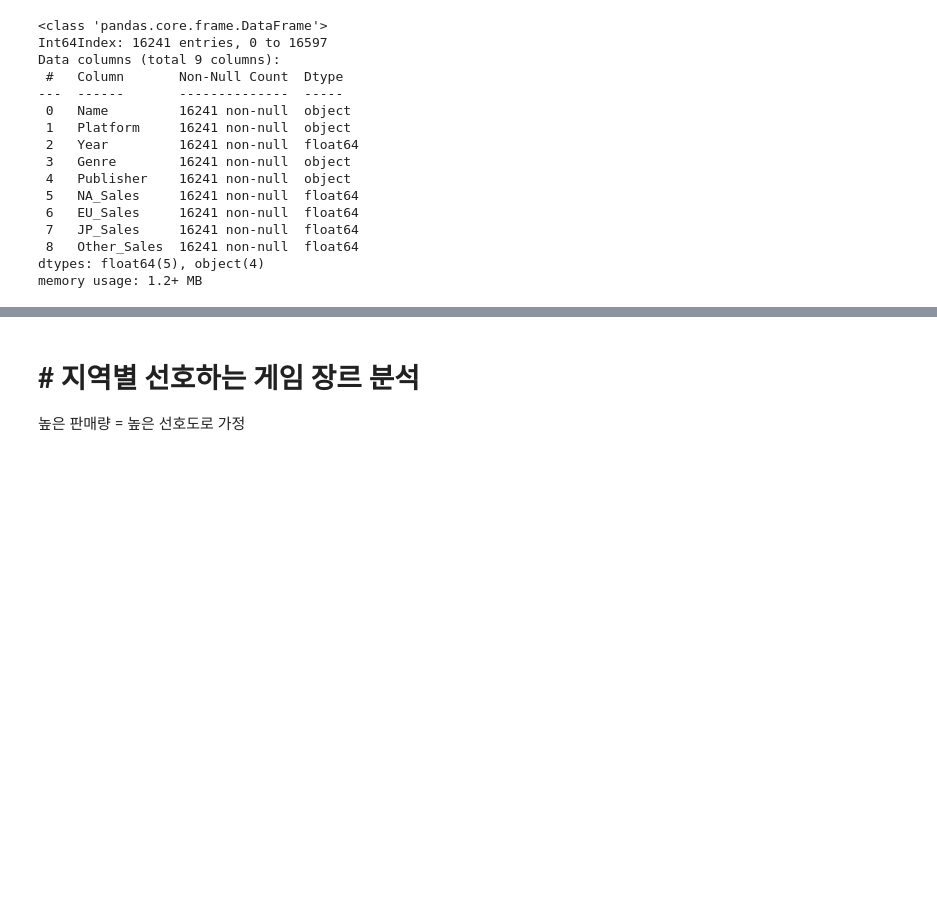
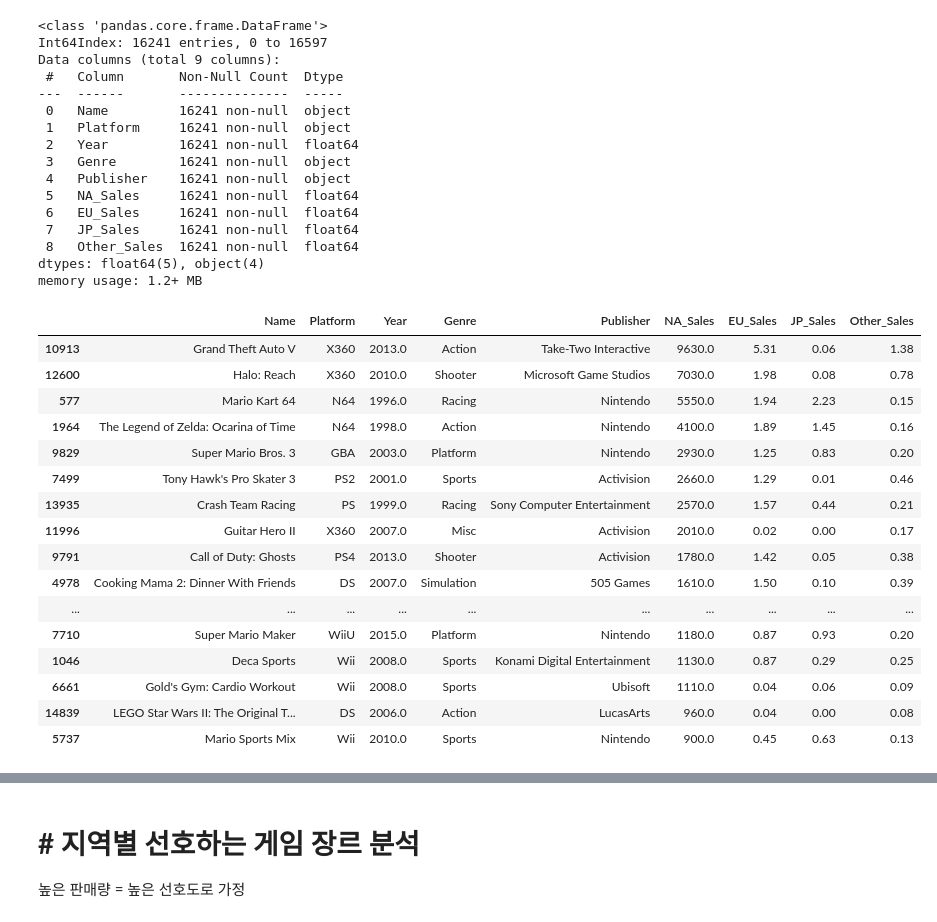
Before and after one commit to spell0607/Project, a Jupyter notebook: Project1.ipynb, the cells around one changed output, grey strips where cells are left out. Saved outputs shown, nothing was run; the diff lists cells and outputs as text; code cells hidden in the pictures; blank space fills up the shorter version.

```diff
--- a/Project1.ipynb
+++ b/Project1.ipynb
@@ -126,6 +126,26 @@ Data columns (total 9 columns):
  8   Other_Sales  16241 non-null  float64
 dtypes: float64(5), object(4)
 memory usage: 1.2+ MB
+# %%
+df1.sort_values(by="NA_Sales",ascending=False).head(20)
+# %% [output]
+|  | Name | Platform | Year | Genre | Publisher | NA_Sales | EU_Sales | JP_Sales | Other_Sales |
+| 10913 | Grand Theft Auto V | X360 | 2013.0 | Action | Take-Two Interactive | 9630.0 | 5.31 | 0.06 | 1.38 |
+| 12600 | Halo: Reach | X360 | 2010.0 | Shooter | Microsoft Game Studios | 7030.0 | 1.98 | 0.08 | 0.78 |
+| 577 | Mario Kart 64 | N64 | 1996.0 | Racing | Nintendo | 5550.0 | 1.94 | 2.23 | 0.15 |
+| 1964 | The Legend of Zelda: Ocarina of Time | N64 | 1998.0 | Action | Nintendo | 4100.0 | 1.89 | 1.45 | 0.16 |
+| 9829 | Super Mario Bros. 3 | GBA | 2003.0 | Platform | Nintendo | 2930.0 | 1.25 | 0.83 | 0.20 |
+| 7499 | Tony Hawk's Pro Skater 3 | PS2 | 2001.0 | Sports | Activision | 2660.0 | 1.29 | 0.01 | 0.46 |
+| 13935 | Crash Team Racing | PS | 1999.0 | Racing | Sony Computer Entertainment | 2570.0 | 1.57 | 0.44 | 0.21 |
+| 11996 | Guitar Hero II | X360 | 2007.0 | Misc | Activision | 2010.0 | 0.02 | 0.00 | 0.17 |
+| 9791 | Call of Duty: Ghosts | PS4 | 2013.0 | Shooter | Activision | 1780.0 | 1.42 | 0.05 | 0.38 |
+| 4978 | Cooking Mama 2: Dinner With Friends | DS | 2007.0 | Simulation | 505 Games | 1610.0 | 1.50 | 0.10 | 0.39 |
+| ... | ... | ... | ... | ... | ... | ... | ... | ... | ... |
+| 7710 | Super Mario Maker | WiiU | 2015.0 | Platform | Nintendo | 1180.0 | 0.87 | 0.93 | 0.20 |
+| 1046 | Deca Sports | Wii | 2008.0 | Sports | Konami Digital Entertainment | 1130.0 | 0.87 | 0.29 | 0.25 |
+| 6661 | Gold's Gym: Cardio Workout | Wii | 2008.0 | Sports | Ubisoft | 1110.0 | 0.04 | 0.06 | 0.09 |
+| 14839 | LEGO Star Wars II: The Original T... | DS | 2006.0 | Action | LucasArts | 960.0 | 0.04 | 0.00 | 0.08 |
+| 5737 | Mario Sports Mix | Wii | 2010.0 | Sports | Nintendo | 900.0 | 0.45 | 0.63 | 0.13 |
 # %%
 df2 = df1
 df2['Total_Sales'] = df1['NA_Sales'] + df1['EU_Sales'] + df1['JP_Sales'] + df1['Other_Sales']
```
